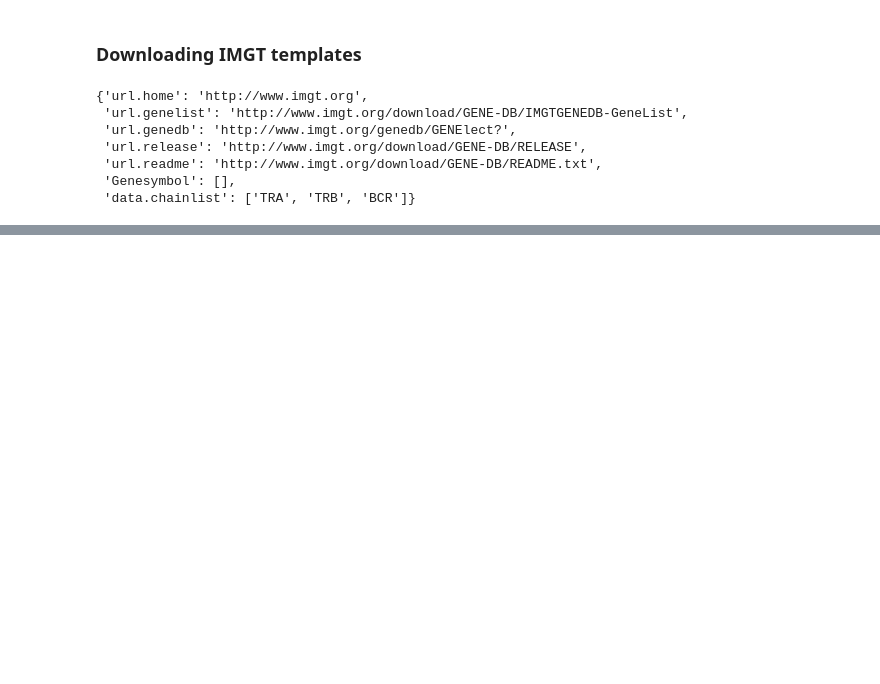
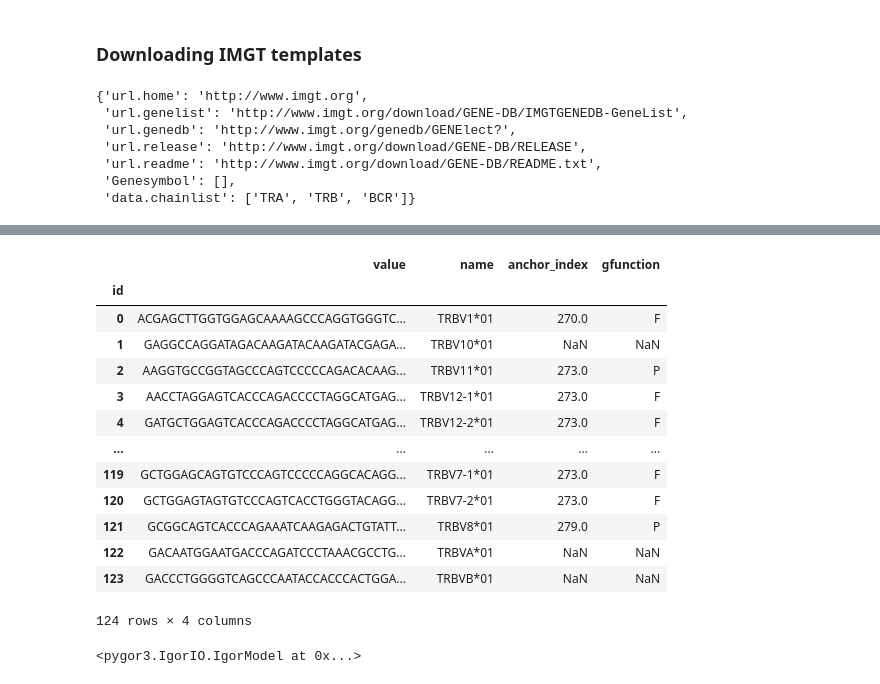
Before and after one commit to statbiophys/pygor3, a Jupyter notebook: pygor3/demo/notebooks/d02_EditModel.ipynb, the cells around one changed output, grey strips where cells are left out. Saved outputs shown, nothing was run; the diff lists cells and outputs as text; code cells hidden in the pictures; blank space fills up the shorter version.

```diff
--- a/pygor3/demo/notebooks/d02_EditModel.ipynb
+++ b/pygor3/demo/notebooks/d02_EditModel.ipynb
@@ -215,6 +188,6 @@ print( imgt_species_list )
 # %%
 import pygor3 as p3
 imgt_species = "Bos+taurus"
-imgt_chain = "TRA"
-p3.imgt.download_ref_genome_VDJ(imgt_species, imgt_chain)
+imgt_chain = "TRB"
+bb_genomic_dict = p3.imgt.download_ref_genome_VDJ(imgt_species, imgt_chain)
 # %% [output]
@@ -323,0 +206,22 @@ GGAGCACCCACATTTCTTTCTTACAATGGTCTGGATGGTTTGGAGGAGACAGGTCGTTTT
+# %%
+bb_genomic_dict['V']
+# %% [output]
+|  | value | name | anchor_index | gfunction |
+| id |  |  |  |  |
+| 0 | ACGAGCTTGGTGGAGCAAAAGCCCAGGTGGGTC... | TRBV1*01 | 270.0 | F |
+| 1 | GAGGCCAGGATAGACAAGATACAAGATACGAGA... | TRBV10*01 | NaN | NaN |
+| 2 | AAGGTGCCGGTAGCCCAGTCCCCCAGACACAAG... | TRBV11*01 | 273.0 | P |
+| 3 | AACCTAGGAGTCACCCAGACCCCTAGGCATGAG... | TRBV12-1*01 | 273.0 | F |
+| 4 | GATGCTGGAGTCACCCAGACCCCTAGGCATGAG... | TRBV12-2*01 | 273.0 | F |
+| ... | ... | ... | ... | ... |
+| 119 | GCTGGAGCAGTGTCCCAGTCCCCCAGGCACAGG... | TRBV7-1*01 | 273.0 | F |
+| 120 | GCTGGAGTAGTGTCCCAGTCACCTGGGTACAGG... | TRBV7-2*01 | 273.0 | F |
+| 121 | GCGGCAGTCACCCAGAAATCAAGAGACTGTATT... | TRBV8*01 | 279.0 | P |
+| 122 | GACAATGGAATGACCCAGATCCCTAAACGCCTG... | TRBVA*01 | NaN | NaN |
+| 123 | GACCCTGGGGTCAGCCCAATACCACCCACTGGA... | TRBVB*01 | NaN | NaN |
+124 rows × 4 columns
+# %%
+bb_mdl_0 = p3.IgorModel.make_default_from_Dataframe_dict(bb_genomic_dict)
+bb_mdl_0
+# %% [output]
+<pygor3.IgorIO.IgorModel at 0x...>
```
Also changed, not shown: parts of 23 cells of this notebook, 8 other files.
